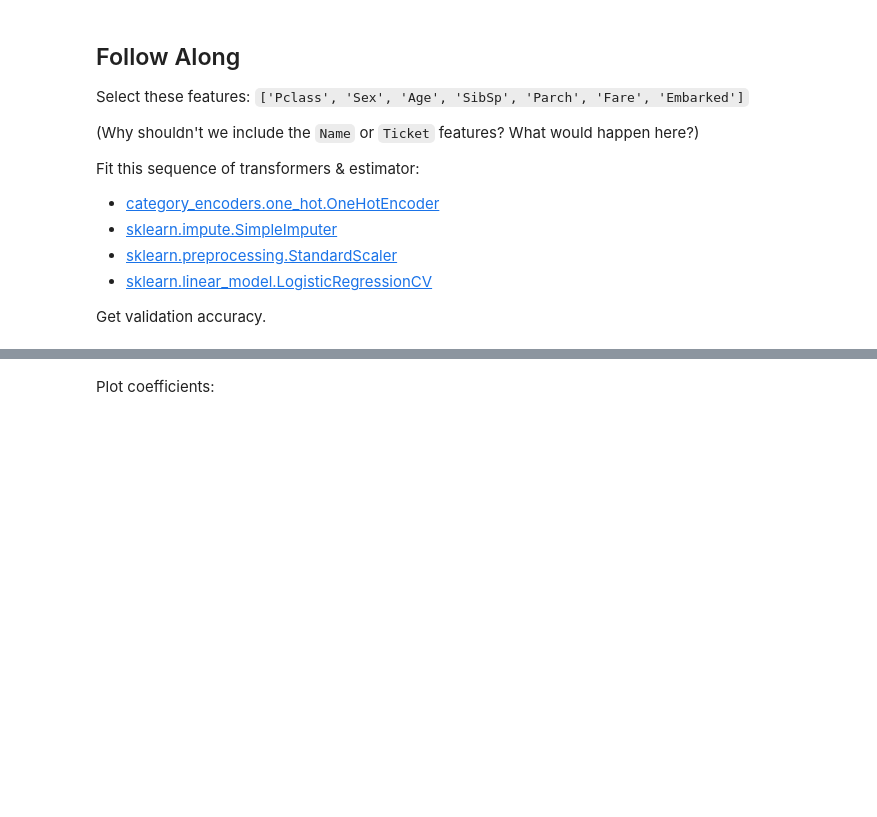
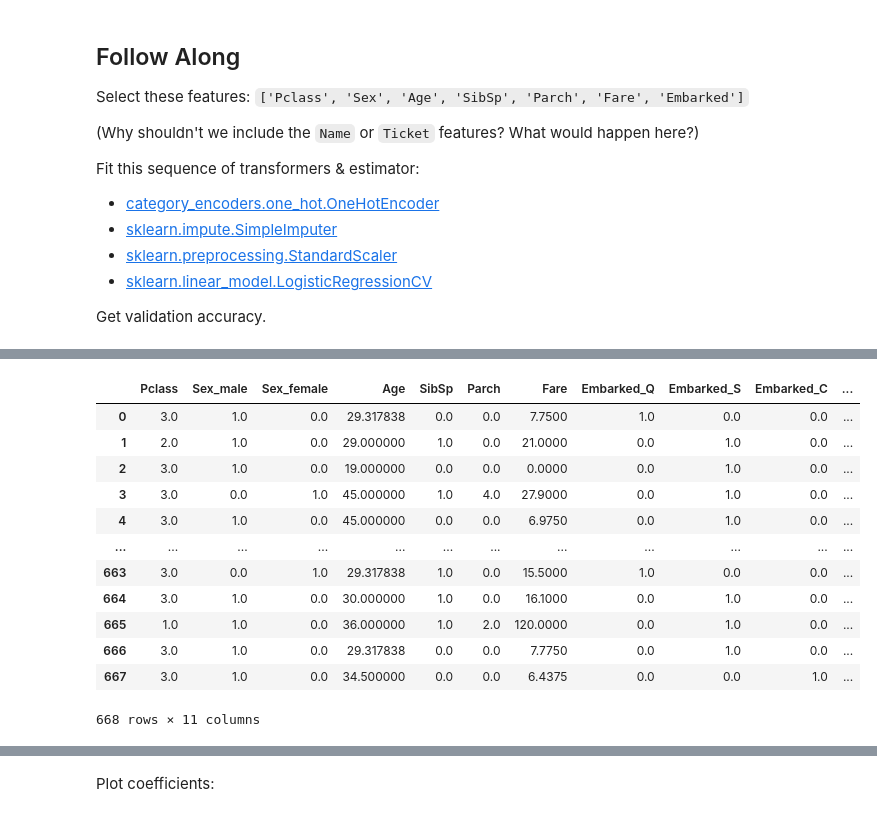
Before and after one commit to sikoh/DS-Linear-Models, a Jupyter notebook: Logistic-Regression/DS_LogisticRegression_Lecture_Notes_2.ipynb, the cells around one changed output, grey strips where cells are left out. Drawn from its saved outputs; the diff is of its cells as text; code cells hidden in the pictures; blank space fills up the shorter version.

```diff
--- a/Logistic-Regression/DS_LogisticRegression_Lecture_Notes_2.ipynb
+++ b/Logistic-Regression/DS_LogisticRegression_Lecture_Notes_2.ipynb
@@ -340,0 +389,9 @@ Get validation accuracy.
+# %%
+features = ['Pclass', 'Sex', 'Age', 'SibSp', 'Parch', 'Fare', 'Embarked']
+target = 'Survived'
+X_train = train[features]
+y_train = train[target]
+X_val = val[features]
+y_val = val[target]
+
+X_train.shape, y_train.shape, X_val.shape, y_val.shape
@@ -340,0 +467,16 @@ Get validation accuracy.
+# %%
+pd.DataFrame(X_train_imputed, columns = X_train_encoded.columns)
+# %% [output]
+|  | Pclass | Sex_male | Sex_female | Age | SibSp | Parch | Fare | Embarked_Q | Embarked_S | Embarked_C | ... |
+| 0 | 3.0 | 1.0 | 0.0 | 29.317838 | 0.0 | 0.0 | 7.7500 | 1.0 | 0.0 | 0.0 | ... |
+| 1 | 2.0 | 1.0 | 0.0 | 29.000000 | 1.0 | 0.0 | 21.0000 | 0.0 | 1.0 | 0.0 | ... |
+| 2 | 3.0 | 1.0 | 0.0 | 19.000000 | 0.0 | 0.0 | 0.0000 | 0.0 | 1.0 | 0.0 | ... |
+| 3 | 3.0 | 0.0 | 1.0 | 45.000000 | 1.0 | 4.0 | 27.9000 | 0.0 | 1.0 | 0.0 | ... |
+| 4 | 3.0 | 1.0 | 0.0 | 45.000000 | 0.0 | 0.0 | 6.9750 | 0.0 | 1.0 | 0.0 | ... |
+| ... | ... | ... | ... | ... | ... | ... | ... | ... | ... | ... | ... |
+| 663 | 3.0 | 0.0 | 1.0 | 29.317838 | 1.0 | 0.0 | 15.5000 | 1.0 | 0.0 | 0.0 | ... |
+| 664 | 3.0 | 1.0 | 0.0 | 30.000000 | 1.0 | 0.0 | 16.1000 | 0.0 | 1.0 | 0.0 | ... |
+| 665 | 1.0 | 1.0 | 0.0 | 36.000000 | 1.0 | 2.0 | 120.0000 | 0.0 | 1.0 | 0.0 | ... |
+| 666 | 3.0 | 1.0 | 0.0 | 29.317838 | 0.0 | 0.0 | 7.7750 | 0.0 | 1.0 | 0.0 | ... |
+| 667 | 3.0 | 1.0 | 0.0 | 34.500000 | 0.0 | 0.0 | 6.4375 | 0.0 | 0.0 | 1.0 | ... |
+668 rows × 11 columns
```
Also changed, not shown: parts of 39 cells of this notebook.
